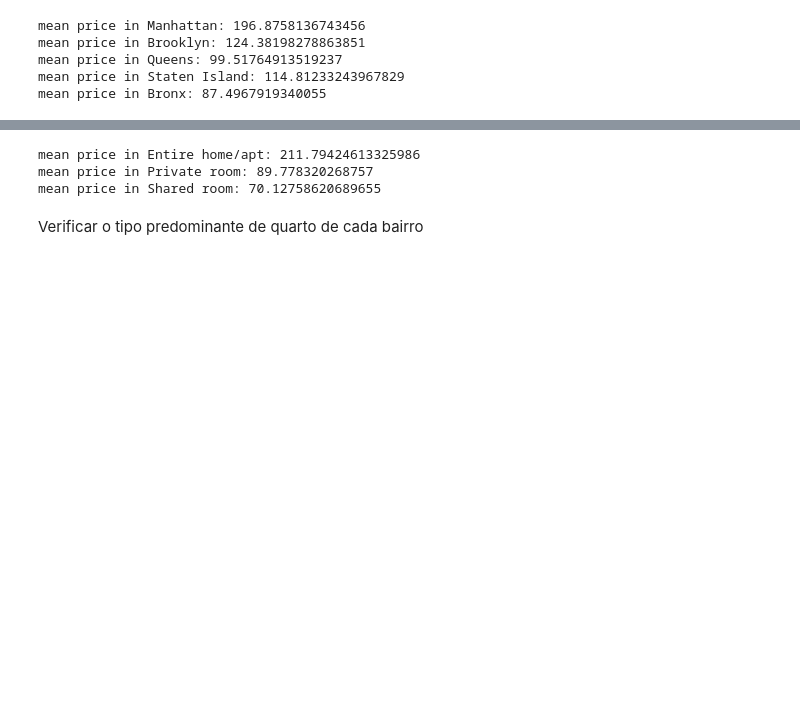
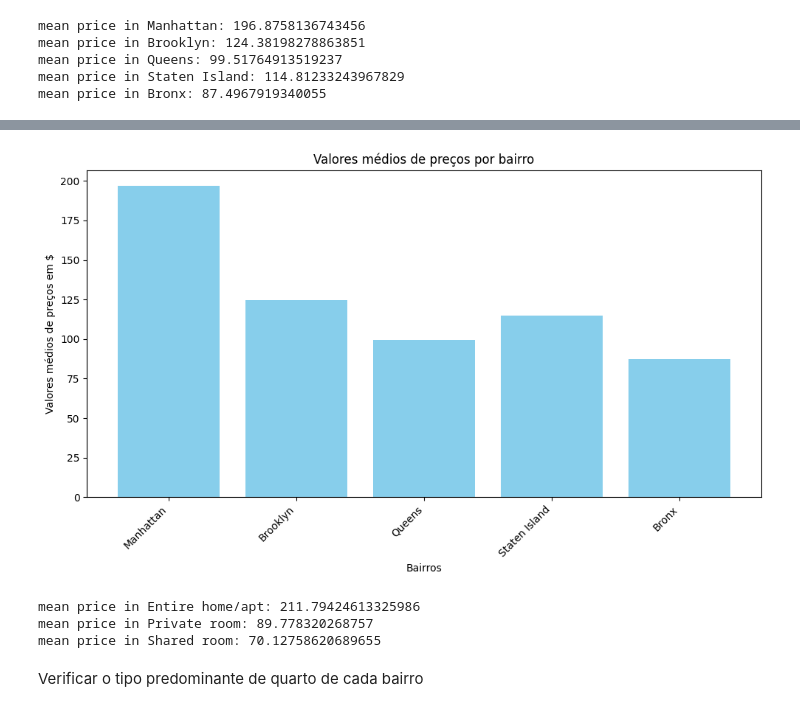
Before and after one commit to olucascruz/analise_exploratoria, a Jupyter notebook: analise_precificacao.ipynb, the cells around one changed output, grey strips where cells are left out. Cells and saved outputs as stored; diff of their text form; code cells hidden in the pictures; blank space fills up the shorter version.

```diff
--- a/analise_precificacao.ipynb
+++ b/analise_precificacao.ipynb
@@ -244,7 +301,7 @@ dict_original_room_type_values = get_original_categorical_value(df,
 bairro_group_mean_price_dict = {}
 for bairro in bairro_group_array:
   mean_price = df.query(f"bairro_group == {bairro}").price.mean()
-  bairro_group_name = dict_original_bairros_values[bairro]
+  bairro_group_name = dict_original_bairros_group_values[bairro]
   bairro_group_mean_price_dict[bairro_group_name] = mean_price
   print(f"mean price in {bairro_group_name}:", mean_price)
 # %% [output]
@@ -268,3 +321,22 @@ plt.show()
+# %%
+plt.figure(figsize=(10, 6))  # Ajustando o tamanho da figura
+# Obtendo os bairros e os valores médios de preços
+bairros = list(bairro_group_mean_price_dict.keys())
+valores = list(bairro_group_mean_price_dict.values())
+
+plt.bar(bairros, valores, color='skyblue')
+
+# Adicionando rótulos e título
+plt.xlabel('Bairros')
+plt.ylabel('Valores médios de preços em $')
+plt.title('Valores médios de preços por bairro')
+
+# Exibindo o gráfico
+plt.xticks(rotation=45, ha='right')  # Ajustando a rotação e alinhamento dos rótulos
+plt.tight_layout()
+plt.show()
+# %% [output]
+[figure, added]
 # %%
 for room_type in room_type_in_df:
   mean_price = df.query(f"room_type == {room_type}").price.mean()
```
Also changed, not shown: parts of 26 cells of this notebook.
